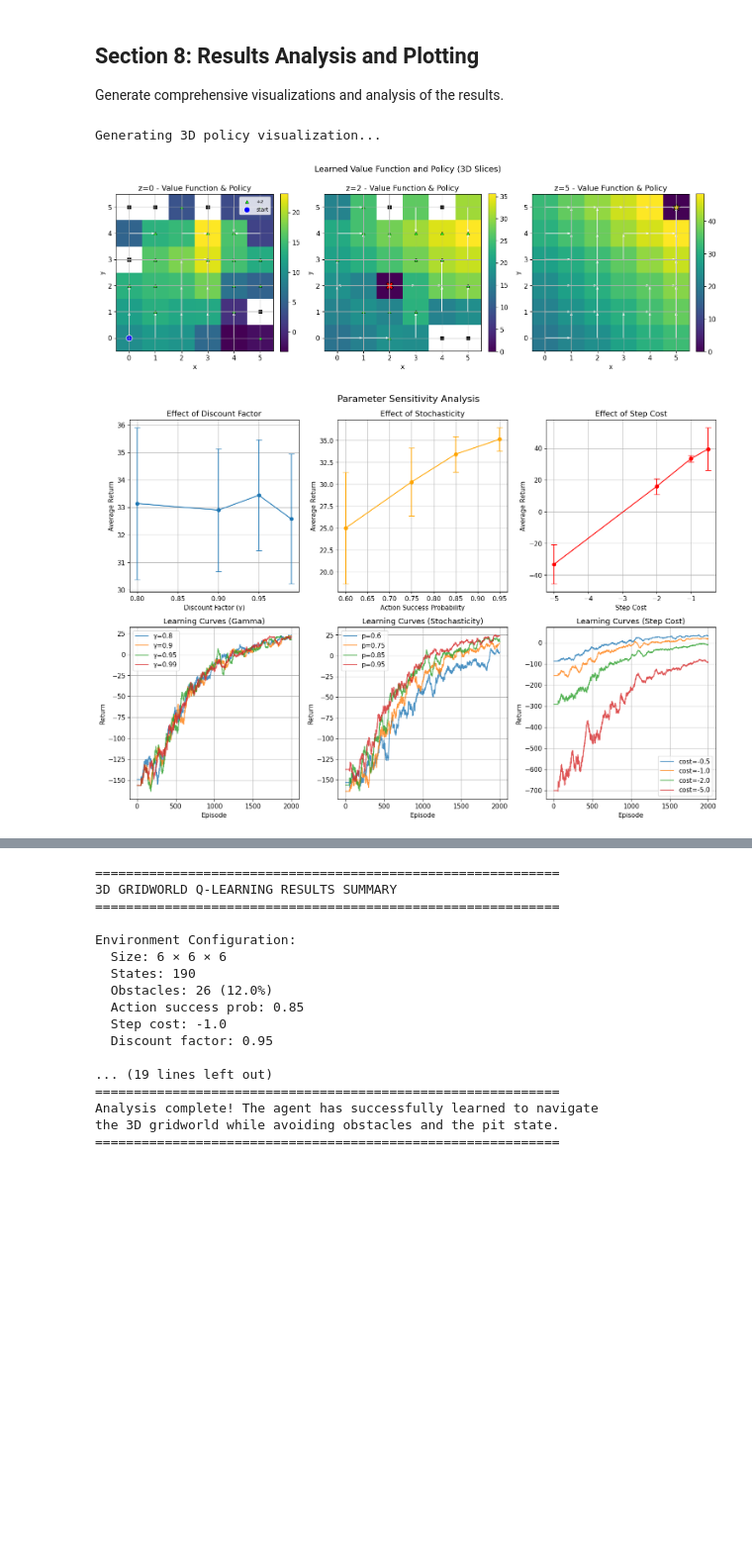
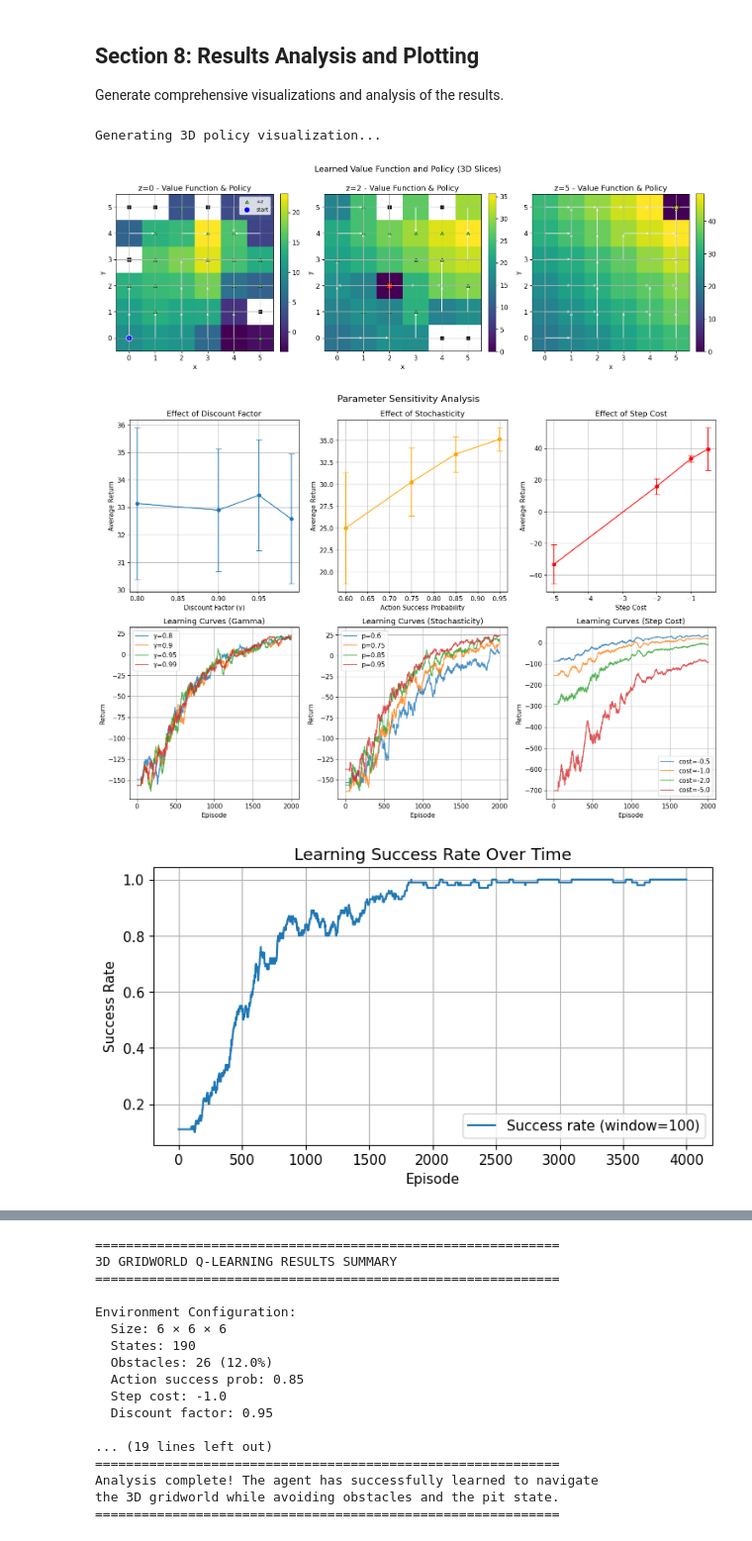
Before and after one commit to Darshbir/AI-Deep-Q-Network, a Jupyter notebook: main_notebook.ipynb, the cells around one changed output, grey strips where cells are left out. Shown at 99% size. Saved outputs shown, nothing was run; the diff lists cells and outputs as text; code cells hidden in the pictures; blank space fills up the shorter version.

```diff
--- a/main_notebook.ipynb
+++ b/main_notebook.ipynb
@@ -264,14 +264,14 @@ def train_q_learning(
     epsilon_decay_steps: int = 3000,
     max_steps_per_ep: int = 200,
     seed: int = 123,
-) -> Tuple[np.ndarray, Dict[str, np.ndarray]]:
-    """Train Q-learning agent with epsilon-greedy exploration."""
+):
     rng = np.random.RandomState(seed)
     nS = env.n_states
     nA = env.n_actions
     Q = np.zeros((nS, nA), dtype=np.float32)
     rewards = np.zeros(episodes, dtype=np.float32)
     epsilons = np.zeros(episodes, dtype=np.float32)
+    successes = np.zeros(episodes, dtype=np.float32)   # NEW
 
     def eps_at(t):
         if t >= epsilon_decay_steps:
@@ -295,11 +295,16 @@ def train_q_learning(
             G += r
             s = s2
             steps += 1
+
         rewards[ep] = G
+        # Track success if episode ended in goal
+        if env.coord(s) == env.goal:
+            successes[ep] = 1.0
 
     info = {
         "rewards": rewards,
         "epsilons": epsilons,
+        "successes": successes,   # NEW
         "alpha": np.array([alpha]),
         "gamma": np.array([gamma]),
         "episodes": np.array([episodes]),
@@ -644,16 +684,13 @@ print("3D visualization functions implemented successfully!")
 ## Section 8: Results Analysis and Plotting
 Generate comprehensive visualizations and analysis of the results.
 # %%
-# Visualize the learned policy and value function
 print("Generating 3D policy visualization...")
 fig = plot_value_slices_with_policy(Q, env, z_levels=[0, 2, 5], figsize=(15, 5))
 plt.suptitle("Learned Value Function and Policy (3D Slices)", fontsize=14, y=1.02)
 plt.show()
 
-# Plot parameter experiment results
 fig, axes = plt.subplots(2, 3, figsize=(15, 10))
 
-# Gamma experiments
 gammas = list(experiment_results["gamma"].keys())
 gamma_means = [experiment_results["gamma"][g]["mean"] for g in gammas]
 gamma_stds = [experiment_results["gamma"][g]["std"] for g in gammas]
@@ -664,7 +701,6 @@ axes[0,0].set_ylabel('Average Return')
 axes[0,0].set_title('Effect of Discount Factor')
 axes[0,0].grid(True)
 
-# Learning curves for gamma
 for g in gammas:
     rewards = experiment_results["gamma"][g]["rewards"]
     axes[1,0].plot(moving_average(rewards, 50), label=f'γ={g}', alpha=0.8)
@@ -674,7 +710,6 @@ axes[1,0].set_title('Learning Curves (Gamma)')
 axes[1,0].legend()
 axes[1,0].grid(True)
 
-# p_intended experiments
 ps = list(experiment_results["p"].keys())
 p_means = [experiment_results["p"][p]["mean"] for p in ps]
 p_stds = [experiment_results["p"][p]["std"] for p in ps]
@@ -685,7 +720,6 @@ axes[0,1].set_ylabel('Average Return')
 axes[0,1].set_title('Effect of Stochasticity')
 axes[0,1].grid(True)
 
-# Learning curves for p_intended
 for p in ps:
     rewards = experiment_results["p"][p]["rewards"]
     axes[1,1].plot(moving_average(rewards, 50), label=f'p={p}', alpha=0.8)
@@ -694,32 +728,60 @@ axes[1,1].set_ylabel('Return')
 axes[1,1].set_title('Learning Curves (Stochasticity)')
 axes[1,1].legend()
 axes[1,1].grid(True)
 
-# Step cost experiments
 costs = list(experiment_results["step"].keys())
 cost_means = [experiment_results["step"][c]["mean"] for c in costs]
 cost_stds = [experiment_results["step"][c]["std"] for c in costs]
 
 axes[0,2].errorbar(costs, cost_means, yerr=cost_stds, marker='o', capsize=5, color='red')
 axes[0,2].set_xlabel('Step Cost')
 axes[0,2].set_ylabel('Average Return')
 axes[0,2].set_title('Effect of Step Cost')
 axes[0,2].grid(True)
 
-# Learning curves for step cost
 for c in costs:
     rewards = experiment_results["step"][c]["rewards"]
     axes[1,2].plot(moving_average(rewards, 50), label=f'cost={c}', alpha=0.8)
 axes[1,2].set_xlabel('Episode')
 axes[1,2].set_ylabel('Return')
 axes[1,2].set_title('Learning Curves (Step Cost)')
 axes[1,2].legend()
 axes[1,2].grid(True)
 
 plt.tight_layout()
 plt.suptitle("Parameter Sensitivity Analysis", fontsize=16, y=1.02)
 plt.show()
+
+plt.figure(figsize=(8,4))
+plt.plot(moving_average(training_info['successes'], 100), label="Success rate (window=100)")
+plt.xlabel("Episode")
+plt.ylabel("Success Rate")
+plt.title("Learning Success Rate Over Time")
+plt.legend()
+plt.grid(True)
+plt.show()
+
+
+plt.figure(figsize=(6,4))
+plt.errorbar(alphas, alpha_means, yerr=alpha_stds, marker='o', capsize=5, color='green')
+plt.xlabel("Learning rate α")
+plt.ylabel("Average Return")
+plt.title("Effect of Learning Rate")
+plt.grid(True)
+plt.show()
+
+# Plot learning curves
+plt.figure(figsize=(8,4))
+for a in alphas:
+    plt.plot(moving_average(alpha_results[a]["rewards"], 50), label=f"α={a}")
+plt.xlabel("Episode")
+plt.ylabel("Return")
+plt.title("Learning Curves (Alpha Variation)")
+plt.legend()
+plt.grid(True)
+plt.show()
 # %% [output]
 Generating 3D policy visualization...
 [figure]
 [figure]
+[figure, added]
```
Also changed, not shown: parts of 3 cells of this notebook, 5 other files.
